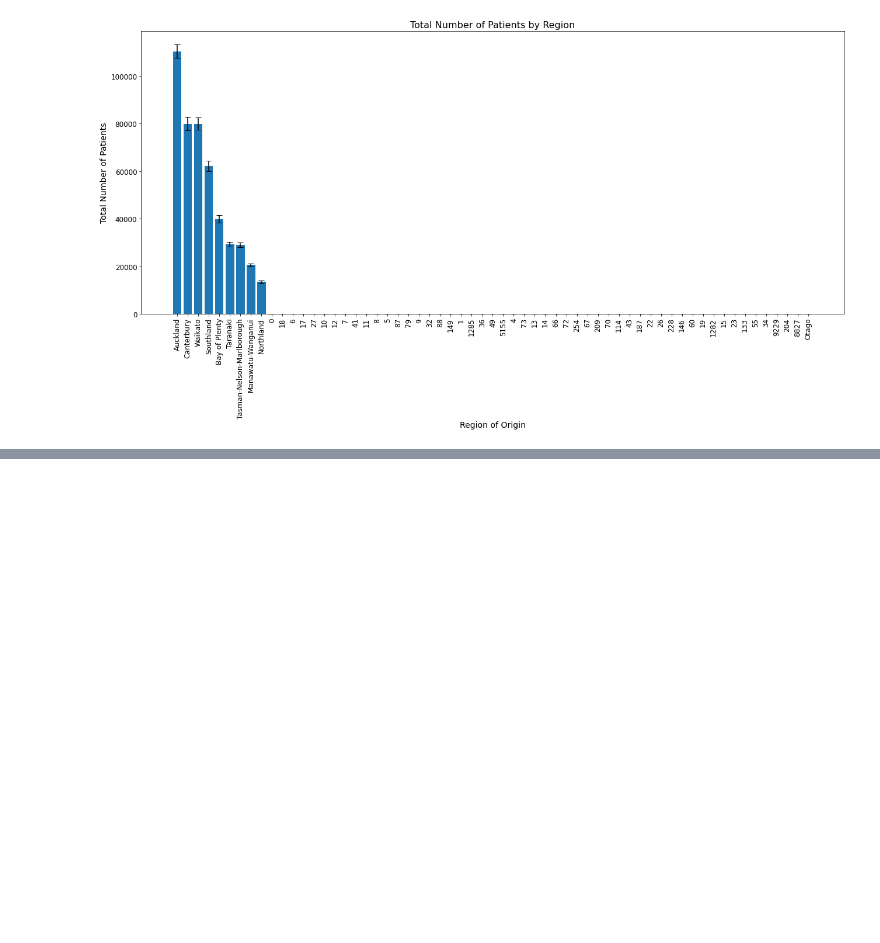
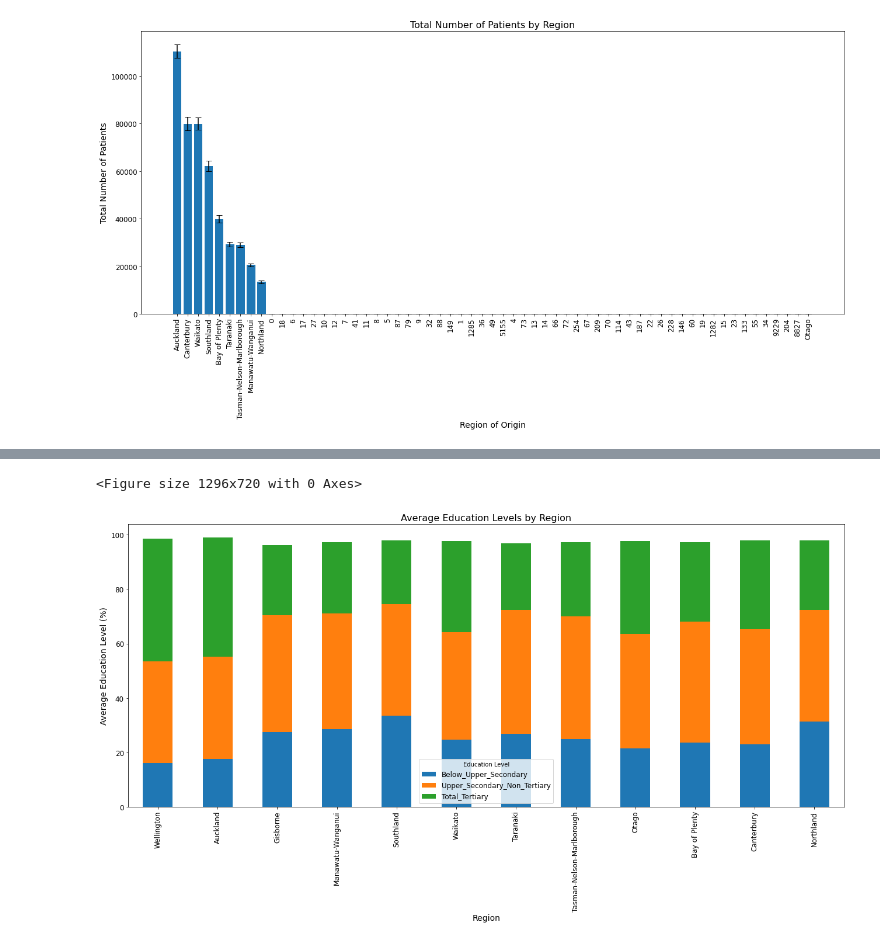
Before and after one commit to Dianfan-Lyu/test, a Jupyter notebook: data.ipynb, the cells around one changed output, grey strips where cells are left out. Saved outputs shown, nothing was run; the diff lists cells and outputs as text; code cells hidden in the pictures; blank space fills up the shorter version.

```diff
--- a/data.ipynb
+++ b/data.ipynb
@@ -242,0 +246,26 @@ plt.show()
+# %%
+# Group by region and aggregate the average education levels
+education = spark.read.format("csv").option("header", "true").option("inferSchema", "true").load("Education.csv")
+region_education_data = education.groupBy('Region').agg(
+    _mean('Below upper secondary education').alias('Below_Upper_Secondary'),
+    _mean('Upper secondary and post-secondary non-tertiary education').alias('Upper_Secondary_Non_Tertiary'),
+    _mean('Total tertiary education (ISCED2011 levels 5 to 8)').alias('Total_Tertiary')
+)
+
+# Convert to Pandas DataFrame for plotting
+region_education_data_pd = region_education_data.toPandas()
+
+# Plot the bar chart for different education levels by region
+plt.figure(figsize=(18, 10))
+region_education_data_pd.plot(kind='bar', x='Region', stacked=True, figsize=(18, 10))
+plt.xlabel('Region', fontsize=14)
+plt.ylabel('Average Education Level (%)', fontsize=14)
+plt.title('Average Education Levels by Region', fontsize=16)
+plt.xticks(rotation=90, fontsize=12)
+plt.yticks(fontsize=12)
+plt.legend(title='Education Level', fontsize=12)
+plt.tight_layout()
+plt.show()
+# %% [output]
+<Figure size 1296x720 with 0 Axes>
+[figure, added]
```
Also changed, not shown: parts of 17 cells of this notebook.
